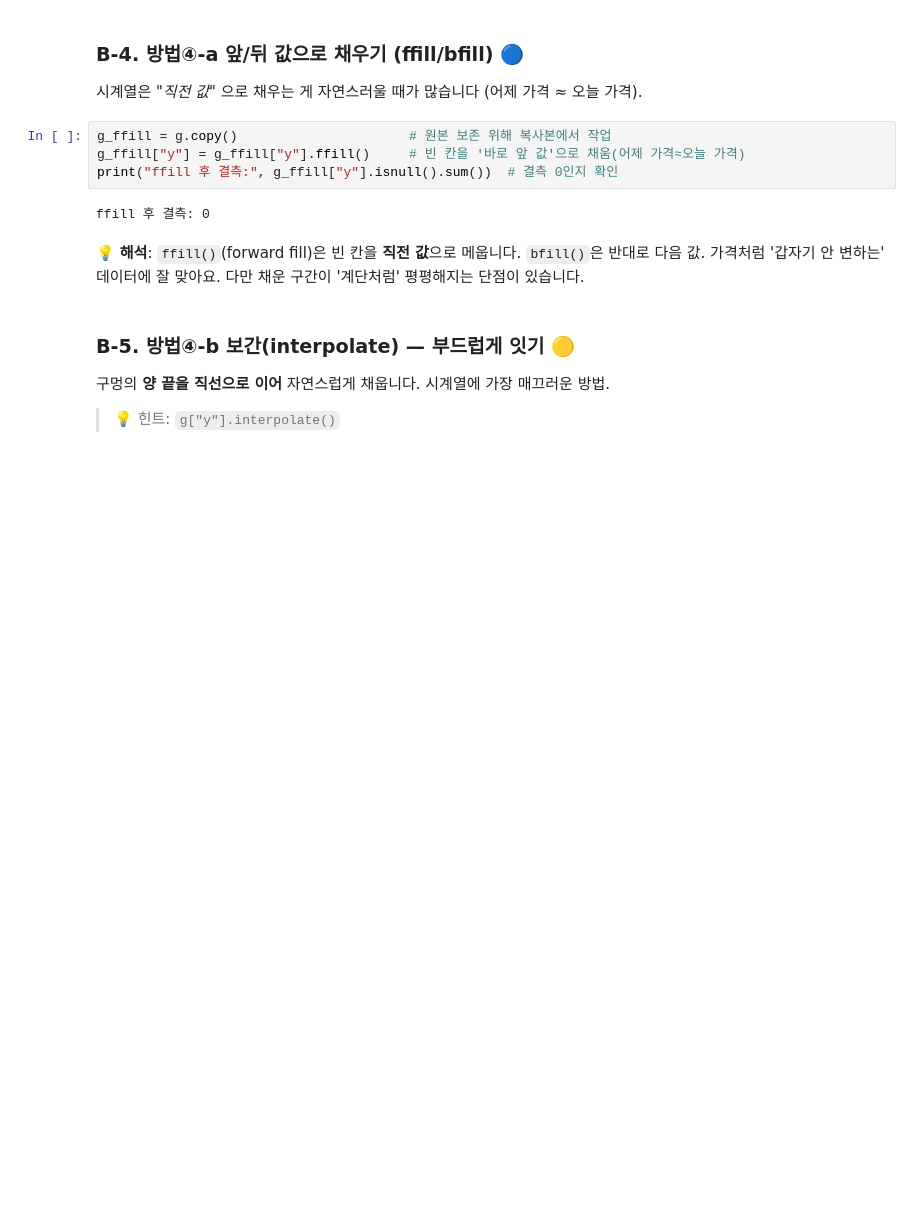
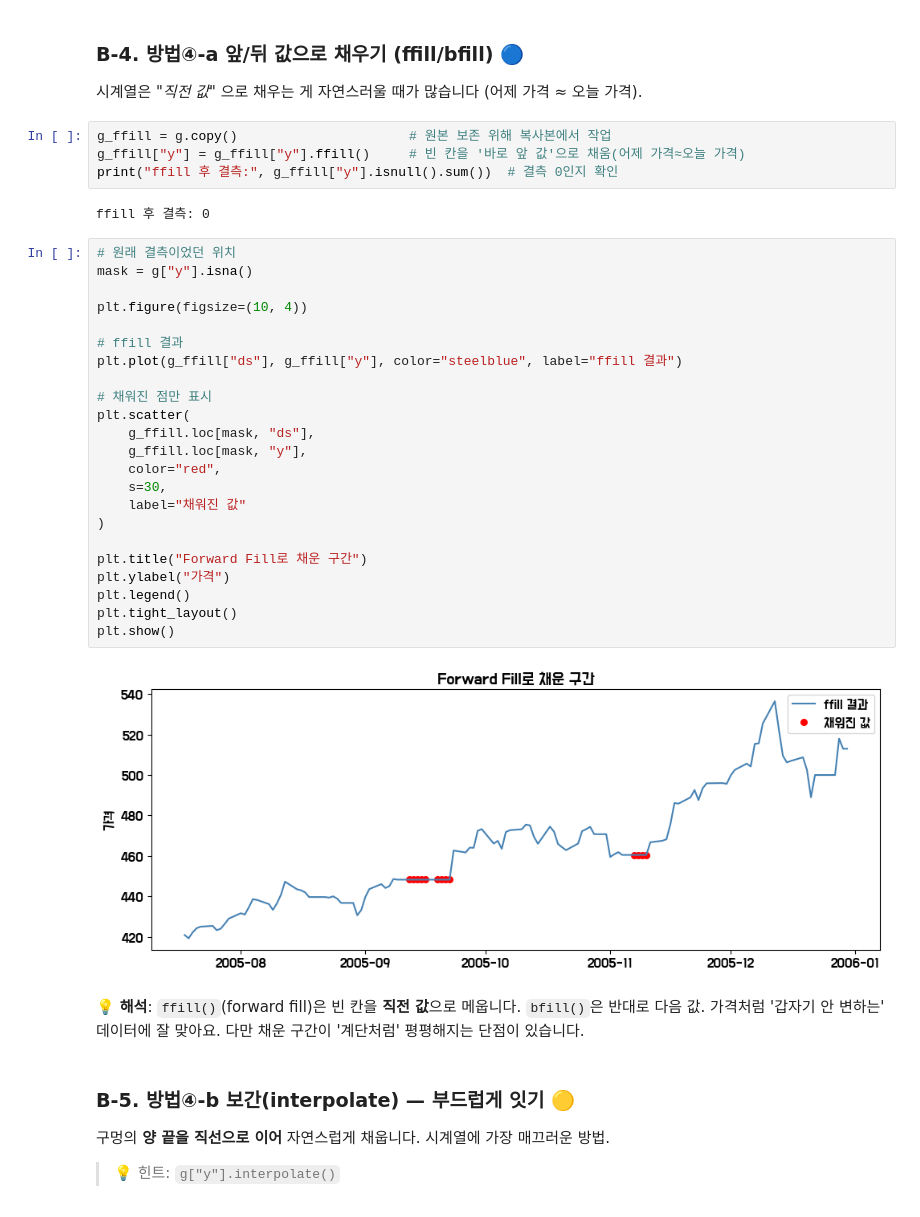
Before and after one commit to acho98/gunyang-lec, a Jupyter notebook: labs/03_lab_solution.ipynb, the cells around one changed output. Saved outputs shown, nothing was run; the diff lists cells and outputs as text; blank space fills up the shorter version.

```diff
--- a/labs/03_lab_solution.ipynb
+++ b/labs/03_lab_solution.ipynb
@@ -319,6 +360,31 @@ g_ffill["y"] = g_ffill["y"].ffill()     # 빈 칸을 '바로 앞 값'으로 채
 print("ffill 후 결측:", g_ffill["y"].isnull().sum())  # 결측 0인지 확인
 # %% [output]
 ffill 후 결측: 0
+# %%
+# 원래 결측이었던 위치
+mask = g["y"].isna()
+
+plt.figure(figsize=(10, 4))
+
+# ffill 결과
+plt.plot(g_ffill["ds"], g_ffill["y"], color="steelblue", label="ffill 결과")
+
+# 채워진 점만 표시
+plt.scatter(
+    g_ffill.loc[mask, "ds"],
+    g_ffill.loc[mask, "y"],
+    color="red",
+    s=30,
+    label="채워진 값"
+)
+
+plt.title("Forward Fill로 채운 구간")
+plt.ylabel("가격")
+plt.legend()
+plt.tight_layout()
+plt.show()
+# %% [output]
+[figure, added]
 # %% [markdown]
 💡 **해석**: `ffill()`(forward fill)은 빈 칸을 **직전 값**으로 메웁니다. `bfill()`은 반대로 다음 값. 가격처럼 '갑자기 안 변하는' 데이터에 잘 맞아요. 다만 채운 구간이 '계단처럼' 평평해지는 단점이 있습니다.
 # %% [markdown]
```
Also changed, not shown: parts of 9 cells of this notebook.
